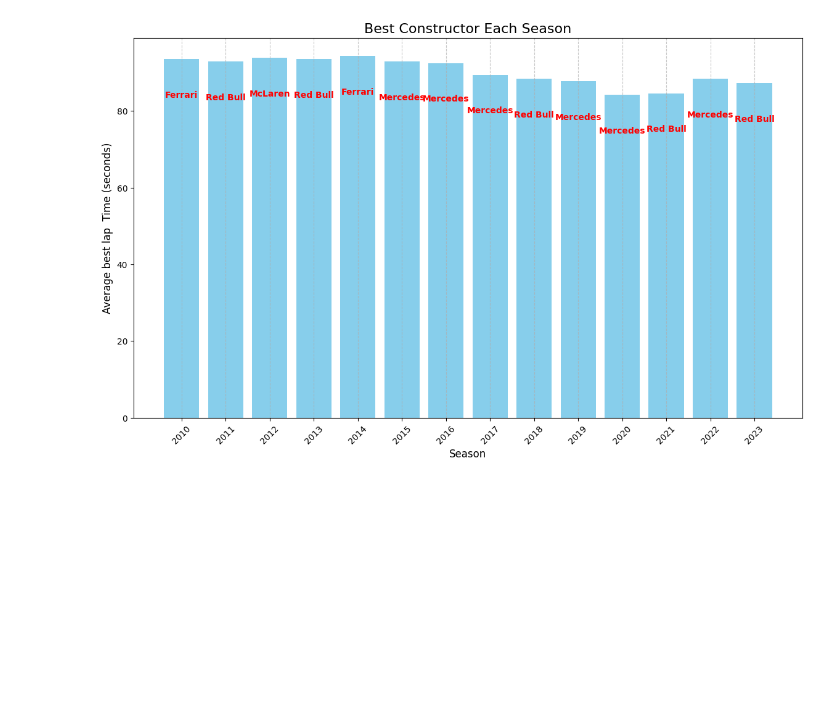
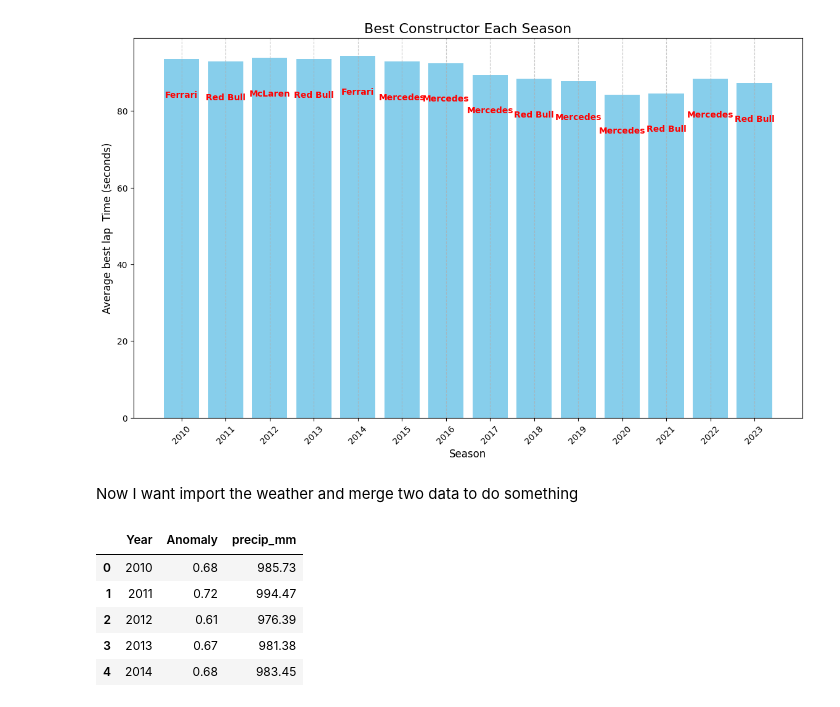
Before and after one commit to illinois-data-curation/is477-sp25-group33, a Jupyter notebook: datawrangling.ipynb, the cells around one changed output. Cells and saved outputs as stored; diff of their text form; code cells hidden in the pictures; blank space fills up the shorter version.

```diff
--- a/datawrangling.ipynb
+++ b/datawrangling.ipynb
@@ -458,3 +458,15 @@ Best Constructor Each Season:
 [figure]
 # %%
 f1_data.to_csv("data/f1_data_cleaned.csv", index=False)
+# %% [markdown]
+Now I want import the weather and merge two data to do something
+# %%
+weather_data=pd.read_csv("data/global_weather_2010_2023.csv")
+weather_data.head()
+# %% [output]
+|  | Year | Anomaly | precip_mm |
+| 0 | 2010 | 0.68 | 985.73 |
+| 1 | 2011 | 0.72 | 994.47 |
+| 2 | 2012 | 0.61 | 976.39 |
+| 3 | 2013 | 0.67 | 981.38 |
+| 4 | 2014 | 0.68 | 983.45 |
```
Also changed, not shown: parts of 3 cells of this notebook.
